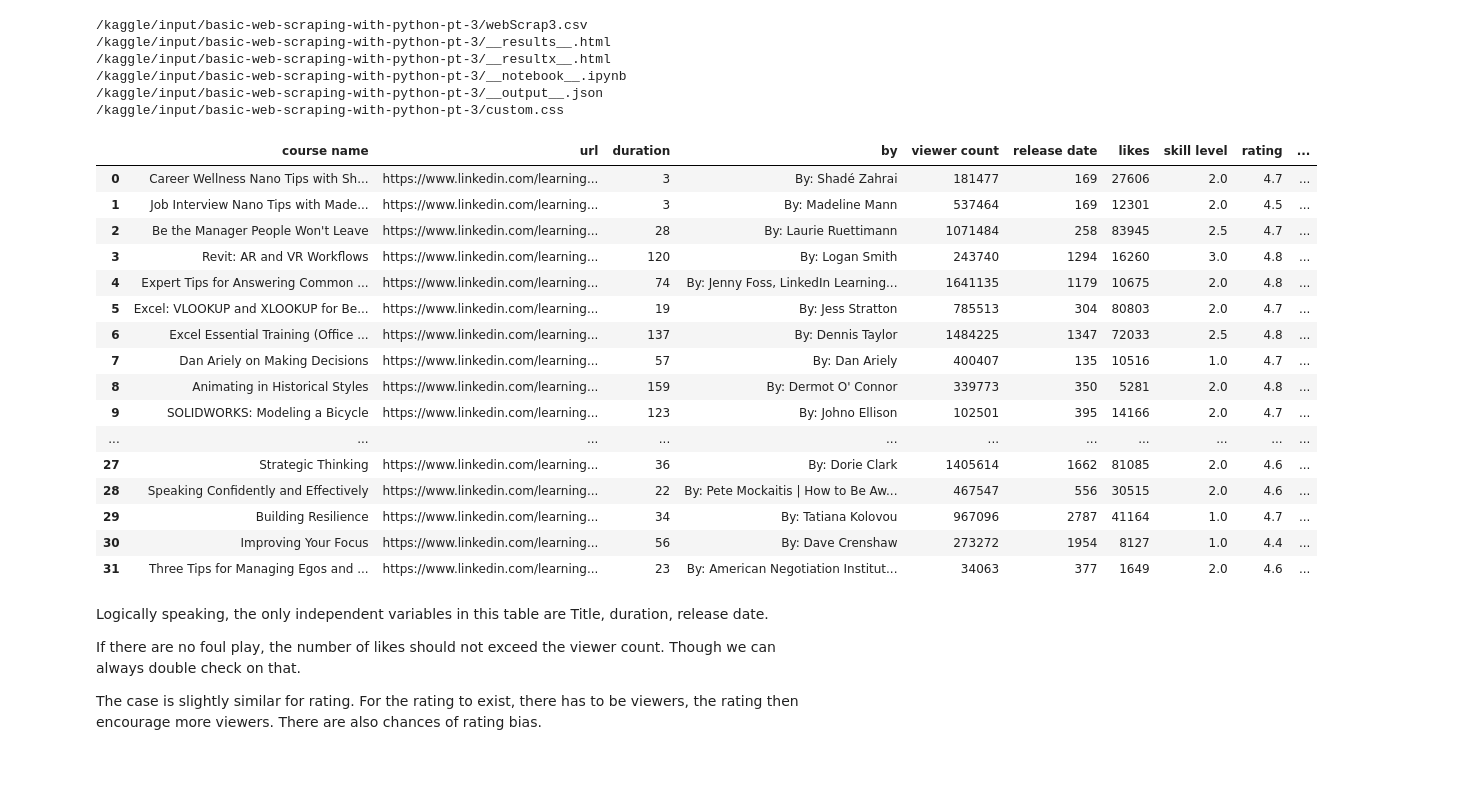
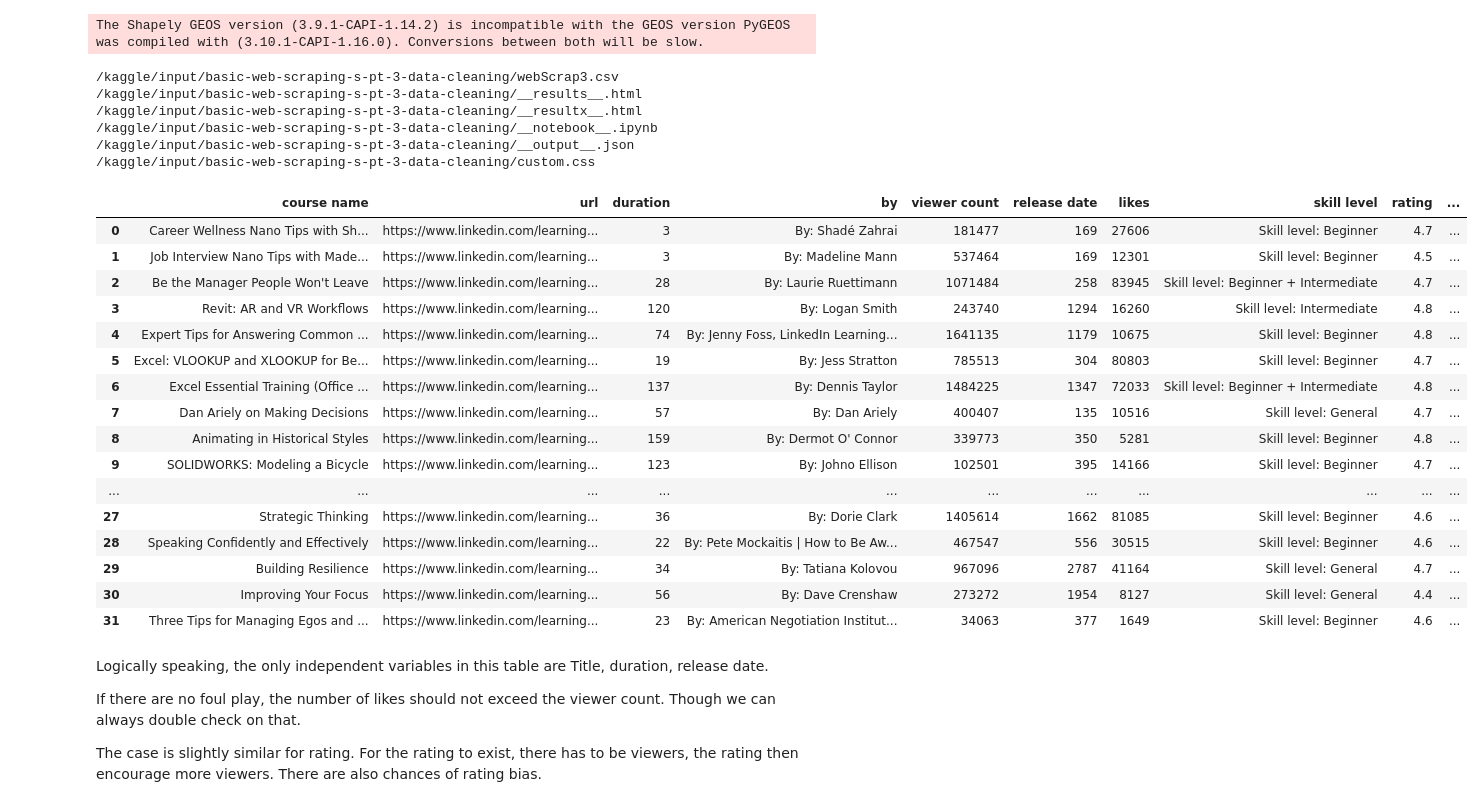
Before and after one commit to eugentanake/Basic-Web-Scraping-with-Python, a Jupyter notebook: basic-web-scraping-s-pt-4-extra-practice.ipynb, the cells around one changed output. Cells and saved outputs as stored; diff of their text form; code cells hidden in the pictures; blank space fills up the shorter version.

```diff
--- a/basic-web-scraping-s-pt-4-extra-practice.ipynb
+++ b/basic-web-scraping-s-pt-4-extra-practice.ipynb
@@ -6,38 +6,47 @@ import pandas as pd # data processing, CSV file I/O (e.g. pd.read_csv)
 import matplotlib.pyplot as plt
 import seaborn as sns
 
+from plotly.offline import init_notebook_mode, iplot, plot
+import plotly as py
+import cufflinks as cf
+init_notebook_mode(connected = True)
+import plotly.graph_objs as go
+import plotly.express as px
+cf.go_offline()
+
 import os
 for dirname, _, filenames in os.walk('/kaggle/input'):
     for filename in filenames:
         print(os.path.join(dirname, filename))
 # %% [output]
-/kaggle/input/basic-web-scraping-with-python-pt-3/webScrap3.csv
-/kaggle/input/basic-web-scraping-with-python-pt-3/__results__.html
-/kaggle/input/basic-web-scraping-with-python-pt-3/__resultx__.html
-/kaggle/input/basic-web-scraping-with-python-pt-3/__notebook__.ipynb
-/kaggle/input/basic-web-scraping-with-python-pt-3/__output__.json
-/kaggle/input/basic-web-scraping-with-python-pt-3/custom.css
+The Shapely GEOS version (3.9.1-CAPI-1.14.2) is incompatible with the GEOS version PyGEOS was compiled with (3.10.1-CAPI-1.16.0). Conversions between both will be slow.
+/kaggle/input/basic-web-scraping-s-pt-3-data-cleaning/webScrap3.csv
+/kaggle/input/basic-web-scraping-s-pt-3-data-cleaning/__results__.html
+/kaggle/input/basic-web-scraping-s-pt-3-data-cleaning/__resultx__.html
+/kaggle/input/basic-web-scraping-s-pt-3-data-cleaning/__notebook__.ipynb
+/kaggle/input/basic-web-scraping-s-pt-3-data-cleaning/__output__.json
+/kaggle/input/basic-web-scraping-s-pt-3-data-cleaning/custom.css
 # %%
-df = pd.read_csv('/kaggle/input/basic-web-scraping-with-python-pt-3/webScrap3.csv')
+df = pd.read_csv('/kaggle/input/basic-web-scraping-s-pt-3-data-cleaning/webScrap3.csv')
 df
 # %% [output]
 |  | course name | url | duration | by | viewer count | release date | likes | skill level | rating | ... |
-| 0 | Career Wellness Nano Tips with Sh... | https://www.linkedin.com/learning... | 3 | By: Shadé Zahrai | 181477 | 169 | 27606 | 2.0 | 4.7 | ... |
-| 1 | Job Interview Nano Tips with Made... | https://www.linkedin.com/learning... | 3 | By: Madeline Mann | 537464 | 169 | 12301 | 2.0 | 4.5 | ... |
-| 2 | Be the Manager People Won't Leave | https://www.linkedin.com/learning... | 28 | By: Laurie Ruettimann | 1071484 | 258 | 83945 | 2.5 | 4.7 | ... |
-| 3 | Revit: AR and VR Workflows | https://www.linkedin.com/learning... | 120 | By: Logan Smith | 243740 | 1294 | 16260 | 3.0 | 4.8 | ... |
-| 4 | Expert Tips for Answering Common ... | https://www.linkedin.com/learning... | 74 | By: Jenny Foss, LinkedIn Learning... | 1641135 | 1179 | 10675 | 2.0 | 4.8 | ... |
-| 5 | Excel: VLOOKUP and XLOOKUP for Be... | https://www.linkedin.com/learning... | 19 | By: Jess Stratton | 785513 | 304 | 80803 | 2.0 | 4.7 | ... |
-| 6 | Excel Essential Training (Office ... | https://www.linkedin.com/learning... | 137 | By: Dennis Taylor | 1484225 | 1347 | 72033 | 2.5 | 4.8 | ... |
-| 7 | Dan Ariely on Making Decisions | https://www.linkedin.com/learning... | 57 | By: Dan Ariely | 400407 | 135 | 10516 | 1.0 | 4.7 | ... |
-| 8 | Animating in Historical Styles | https://www.linkedin.com/learning... | 159 | By: Dermot O' Connor | 339773 | 350 | 5281 | 2.0 | 4.8 | ... |
-| 9 | SOLIDWORKS: Modeling a Bicycle | https://www.linkedin.com/learning... | 123 | By: Johno Ellison | 102501 | 395 | 14166 | 2.0 | 4.7 | ... |
+| 0 | Career Wellness Nano Tips with Sh... | https://www.linkedin.com/learning... | 3 | By: Shadé Zahrai | 181477 | 169 | 27606 | Skill level: Beginner | 4.7 | ... |
+| 1 | Job Interview Nano Tips with Made... | https://www.linkedin.com/learning... | 3 | By: Madeline Mann | 537464 | 169 | 12301 | Skill level: Beginner | 4.5 | ... |
+| 2 | Be the Manager People Won't Leave | https://www.linkedin.com/learning... | 28 | By: Laurie Ruettimann | 1071484 | 258 | 83945 | Skill level: Beginner + Intermediate | 4.7 | ... |
+| 3 | Revit: AR and VR Workflows | https://www.linkedin.com/learning... | 120 | By: Logan Smith | 243740 | 1294 | 16260 | Skill level: Intermediate | 4.8 | ... |
+| 4 | Expert Tips for Answering Common ... | https://www.linkedin.com/learning... | 74 | By: Jenny Foss, LinkedIn Learning... | 1641135 | 1179 | 10675 | Skill level: Beginner | 4.8 | ... |
+| 5 | Excel: VLOOKUP and XLOOKUP for Be... | https://www.linkedin.com/learning... | 19 | By: Jess Stratton | 785513 | 304 | 80803 | Skill level: Beginner | 4.7 | ... |
+| 6 | Excel Essential Training (Office ... | https://www.linkedin.com/learning... | 137 | By: Dennis Taylor | 1484225 | 1347 | 72033 | Skill level: Beginner + Intermediate | 4.8 | ... |
+| 7 | Dan Ariely on Making Decisions | https://www.linkedin.com/learning... | 57 | By: Dan Ariely | 400407 | 135 | 10516 | Skill level: General | 4.7 | ... |
+| 8 | Animating in Historical Styles | https://www.linkedin.com/learning... | 159 | By: Dermot O' Connor | 339773 | 350 | 5281 | Skill level: Beginner | 4.8 | ... |
+| 9 | SOLIDWORKS: Modeling a Bicycle | https://www.linkedin.com/learning... | 123 | By: Johno Ellison | 102501 | 395 | 14166 | Skill level: Beginner | 4.7 | ... |
 | ... | ... | ... | ... | ... | ... | ... | ... | ... | ... | ... |
-| 27 | Strategic Thinking | https://www.linkedin.com/learning... | 36 | By: Dorie Clark | 1405614 | 1662 | 81085 | 2.0 | 4.6 | ... |
-| 28 | Speaking Confidently and Effectively | https://www.linkedin.com/learning... | 22 | By: Pete Mockaitis | How to Be Aw... | 467547 | 556 | 30515 | 2.0 | 4.6 | ... |
-| 29 | Building Resilience | https://www.linkedin.com/learning... | 34 | By: Tatiana Kolovou | 967096 | 2787 | 41164 | 1.0 | 4.7 | ... |
-| 30 | Improving Your Focus | https://www.linkedin.com/learning... | 56 | By: Dave Crenshaw | 273272 | 1954 | 8127 | 1.0 | 4.4 | ... |
-| 31 | Three Tips for Managing Egos and ... | https://www.linkedin.com/learning... | 23 | By: American Negotiation Institut... | 34063 | 377 | 1649 | 2.0 | 4.6 | ... |
+| 27 | Strategic Thinking | https://www.linkedin.com/learning... | 36 | By: Dorie Clark | 1405614 | 1662 | 81085 | Skill level: Beginner | 4.6 | ... |
+| 28 | Speaking Confidently and Effectively | https://www.linkedin.com/learning... | 22 | By: Pete Mockaitis | How to Be Aw... | 467547 | 556 | 30515 | Skill level: Beginner | 4.6 | ... |
+| 29 | Building Resilience | https://www.linkedin.com/learning... | 34 | By: Tatiana Kolovou | 967096 | 2787 | 41164 | Skill level: General | 4.7 | ... |
+| 30 | Improving Your Focus | https://www.linkedin.com/learning... | 56 | By: Dave Crenshaw | 273272 | 1954 | 8127 | Skill level: General | 4.4 | ... |
+| 31 | Three Tips for Managing Egos and ... | https://www.linkedin.com/learning... | 23 | By: American Negotiation Institut... | 34063 | 377 | 1649 | Skill level: Beginner | 4.6 | ... |
 # %% [markdown]
 Logically speaking, the only independent variables in this table are Title, duration, release date.
 
```
Also changed, not shown: parts of 19 cells of this notebook.
